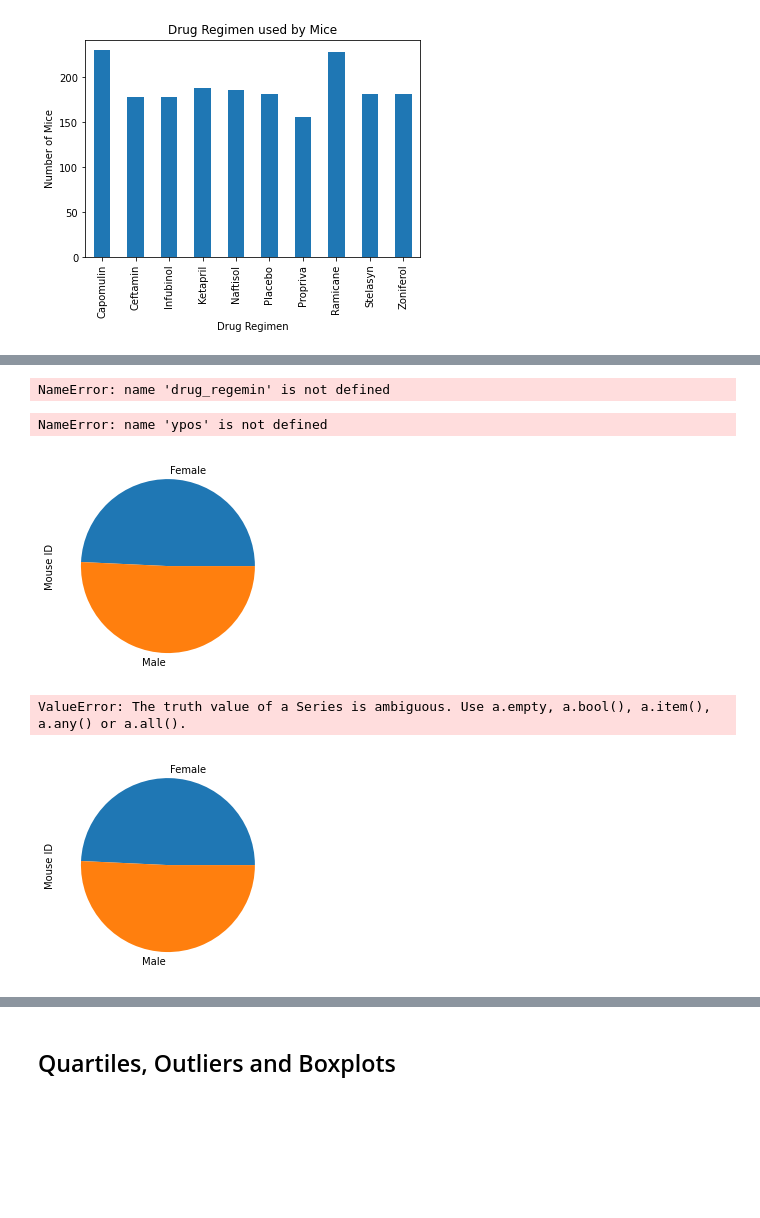
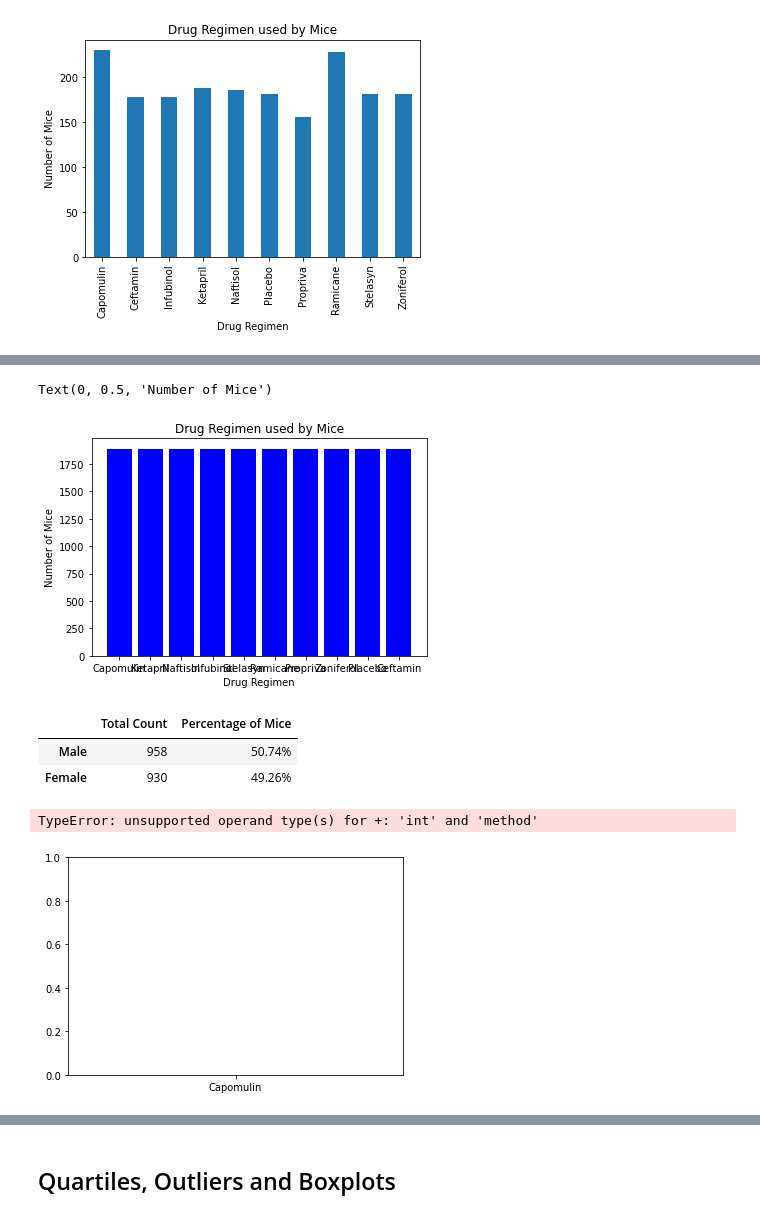
Before and after one commit to rmaher314/HW5_Matplotlib, a Jupyter notebook: pymaceuticals_starter.ipynb, the cells around one changed output, grey strips where cells are left out. Drawn from its saved outputs; the diff is of its cells as text; code cells hidden in the pictures; blank space fills up the shorter version.

Commit message:
Got the mice sex  and percentage into a  dataframe in preperation to put into Pie Chart.

```diff
--- a/pymaceuticals_starter.ipynb
+++ b/pymaceuticals_starter.ipynb
@@ -138,11 +140,27 @@ SyntaxError: invalid syntax (<ipython-input-10-dc8e1485c958>, line 3)
-# %%
-ypos = np.arange(len(drug_regemin))
-ypos
-# %% [output]
-NameError: name 'drug_regemin' is not defined
+# %%
+plt.bar(x_axis, number_of_mice, color='b', alpha = 1, align = 'center')
+
+plt.title("Drug Regimen used by Mice")
+plt.xlabel("Drug Regimen")
+plt.ylabel("Number of Mice")
+# %% [output]
+Text(0, 0.5, 'Number of Mice')
+[figure, added]
 # %%
-plt.xticks(ypos, drug_regemin)
+#plt.xticks(x_axis, drug_regemin)
 
-plt.bar(ypos, number_of_mice)
+#plt.bar(x_axis, drug_regemin)
-# %% [output]
-NameError: name 'ypos' is not defined
+# %%
+#Pie Chart - Sex of Mouse in Study - with Pandas Dataframe
+gender_of_mice = mouse_data_nodupes_df["Sex"].value_counts()
+gender_of_mice_df = pd.DataFrame(gender_of_mice)
+gender_of_mice_df['Gender_pct'] = (gender_of_mice_df.Sex / (gender_of_mice_df.Sex.sum()/100)).round(decimals=2)
+renamed_genders_of_mice_df = gender_of_mice_df.rename(columns={"Sex":"Total Count", "Gender_pct":"Percentage of Mice"})
+def format(x):
+    return "{:.2f}%".format(x)
+renamed_genders_of_mice_df['Percentage of Mice'] = renamed_genders_of_mice_df['Percentage of Mice'].apply(format)
+renamed_genders_of_mice_df
+# %% [output]
+|  | Total Count | Percentage of Mice |
+| Male | 958 | 50.74% |
+| Female | 930 | 49.26% |
@@ -149,21 +171,15 @@ NameError: name 'ypos' is not defined
 # %%
-#Bar Plot - Total Mice for each Treatment  - Using Pandas
-pie_users_df = mouse_data_nodupes_df.groupby("Sex")["Mouse ID"].count()
+#Pie Chart - Sex of Mouse in Study - with Matplotlib Plot
+users = mouse_data_nodupes_df['Mouse ID'].count
+#x_axis = mouse_data_nodupes_df.np.arange(len("Drug Regimen"))
+x_axis =  mouse_data_nodupes_df['Drug Regimen']
 
-#plt.bar(x_axis, users, color='r', alpha=0.5, align="center"
-pie_users_df.plot(kind="pie")
-plt.show(pie_users_df)
+plt.bar(x_axis, users, color='r', alpha=0.5, align="center")
 
-#users = mouse_data_nodupes_df.groupby("Mouse ID").count
+#users = mouse_data_nodupes_df.("Mouse ID").count
 #x_axis = mouse_data_nodupes_df.np.arange(len("Drug Regimen"))
 
 #plt.bar(x_axis, users, color='r', alpha=0.5, align="center")
-
-#gender_groups = mouse_data_nodupes_df.groupby(['Sex','Mouse ID']).count()
-#gender_groups = mouse_data_nodupes_df.groupby(['Sex']).count()
-
-#gender_groups.plot.bar()
 # %% [output]
+TypeError: unsupported operand type(s) for +: 'int' and 'method'
-[figure, old version]
+[figure, new version]
-ValueError: The truth value of a Series is ambiguous. Use a.empty, a.bool(), a.item(), a.any() or a.all().
-[figure, removed]
```
Also changed, not shown: parts of 5 cells of this notebook.
